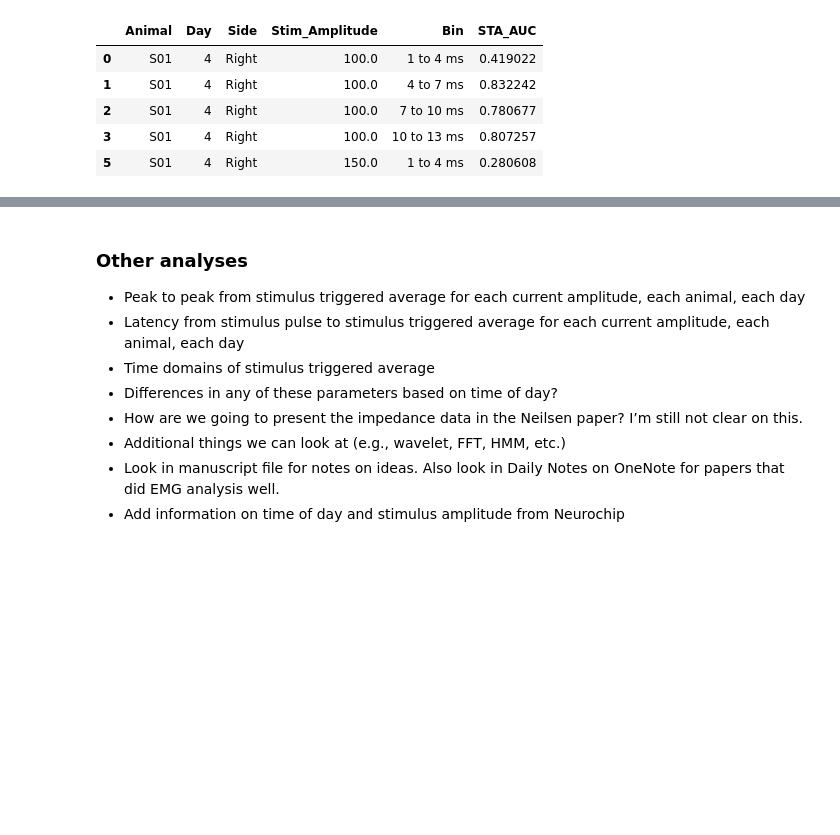
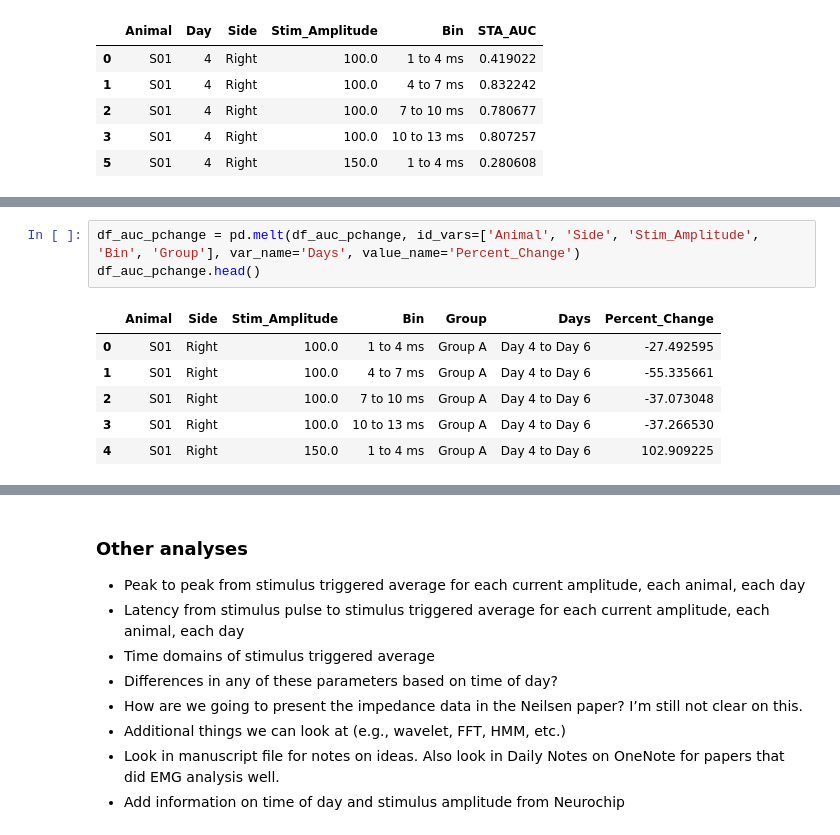
Before and after one commit to IanGMalone/Evoked_Potential_Analysis, a Jupyter notebook: Motor Evoked Potential Analyses.ipynb, the cells around one changed output, grey strips where cells are left out. Drawn from its saved outputs; the diff is of its cells as text; blank space fills up the shorter version.

```diff
--- a/Motor Evoked Potential Analyses.ipynb
+++ b/Motor Evoked Potential Analyses.ipynb
@@ -210,0 +230,10 @@ sns.heatmap(df_animal_day_pivot, annot=True, fmt='.0f', cmap="coolwarm")
+# %%
+df_auc_pchange = pd.melt(df_auc_pchange, id_vars=['Animal', 'Side', 'Stim_Amplitude', 'Bin', 'Group'], var_name='Days', value_name='Percent_Change')
+df_auc_pchange.head()
+# %% [output]
+|  | Animal | Side | Stim_Amplitude | Bin | Group | Days | Percent_Change |
+| 0 | S01 | Right | 100.0 | 1 to 4 ms | Group A | Day 4 to Day 6 | -27.492595 |
+| 1 | S01 | Right | 100.0 | 4 to 7 ms | Group A | Day 4 to Day 6 | -55.335661 |
+| 2 | S01 | Right | 100.0 | 7 to 10 ms | Group A | Day 4 to Day 6 | -37.073048 |
+| 3 | S01 | Right | 100.0 | 10 to 13 ms | Group A | Day 4 to Day 6 | -37.266530 |
+| 4 | S01 | Right | 150.0 | 1 to 4 ms | Group A | Day 4 to Day 6 | 102.909225 |
```
Also changed, not shown: parts of 10 cells of this notebook.
